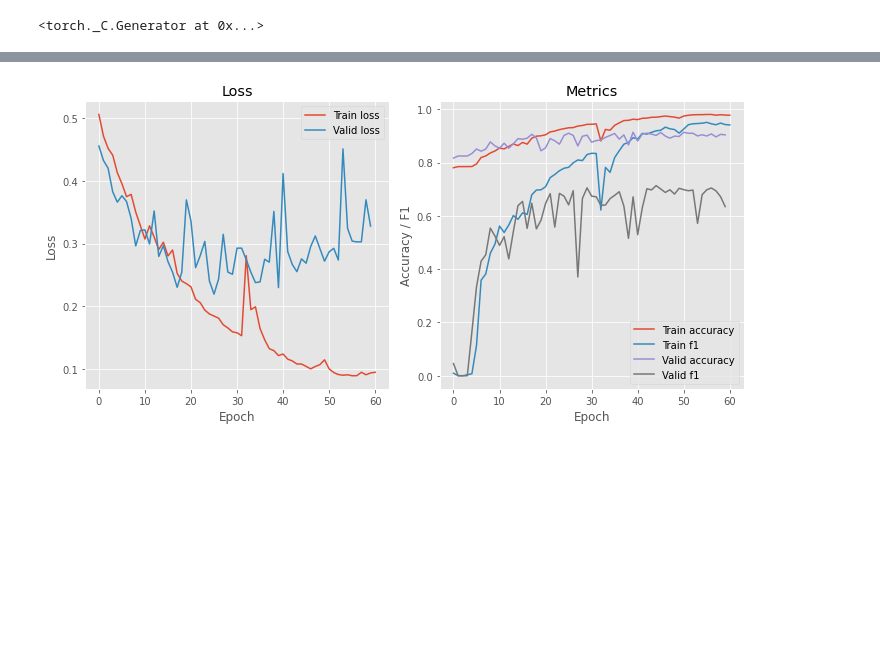
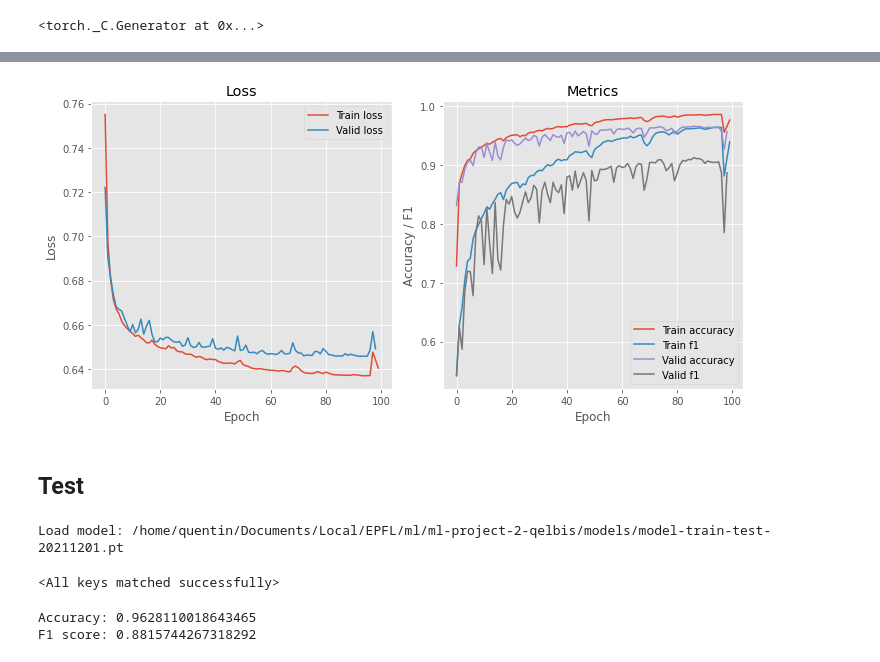
Before and after one commit to Quentin18/road-segmentation, a Jupyter notebook: notebooks/train_test.ipynb, the cells around one changed output, grey strips where cells are left out. Drawn from its saved outputs; the diff is of its cells as text; code cells hidden in the pictures; blank space fills up the shorter version.

```diff
--- a/notebooks/train_test.ipynb
+++ b/notebooks/train_test.ipynb
@@ -194,5 +199,17 @@ End training. Time: 1872.274s.
 # %%
 # Plot history
-trainer.history.plot()
+history = History()
+history.load(LOG_PATH)
+history.plot()
 # %% [output]
-[figure, old version]
+[figure, new version]
+# %% [markdown]
+## Test
+# %%
+# Load model
+print('Load model:', MODEL_PATH)
+state_dict = torch.load(MODEL_PATH, map_location=device)
+model.load_state_dict(state_dict)
+# %% [output]
+Load model: /home/quentin/Documents/Local/EPFL/ml/ml-project-2-qelbis/models/model-train-test-20211201.pt
+<All keys matched successfully>
@@ -198,0 +234,8 @@ trainer.history.plot()
+# %%
+# Run prediction
+accuracy, f1 = predicter.predict(proba_threshold=0.5)
+print('Accuracy:', accuracy)
+print('F1 score:', f1)
+# %% [output]
+Accuracy: 0.9628110018643465
+F1 score: 0.8815744267318292
```
Also changed, not shown: parts of 14 cells of this notebook.
